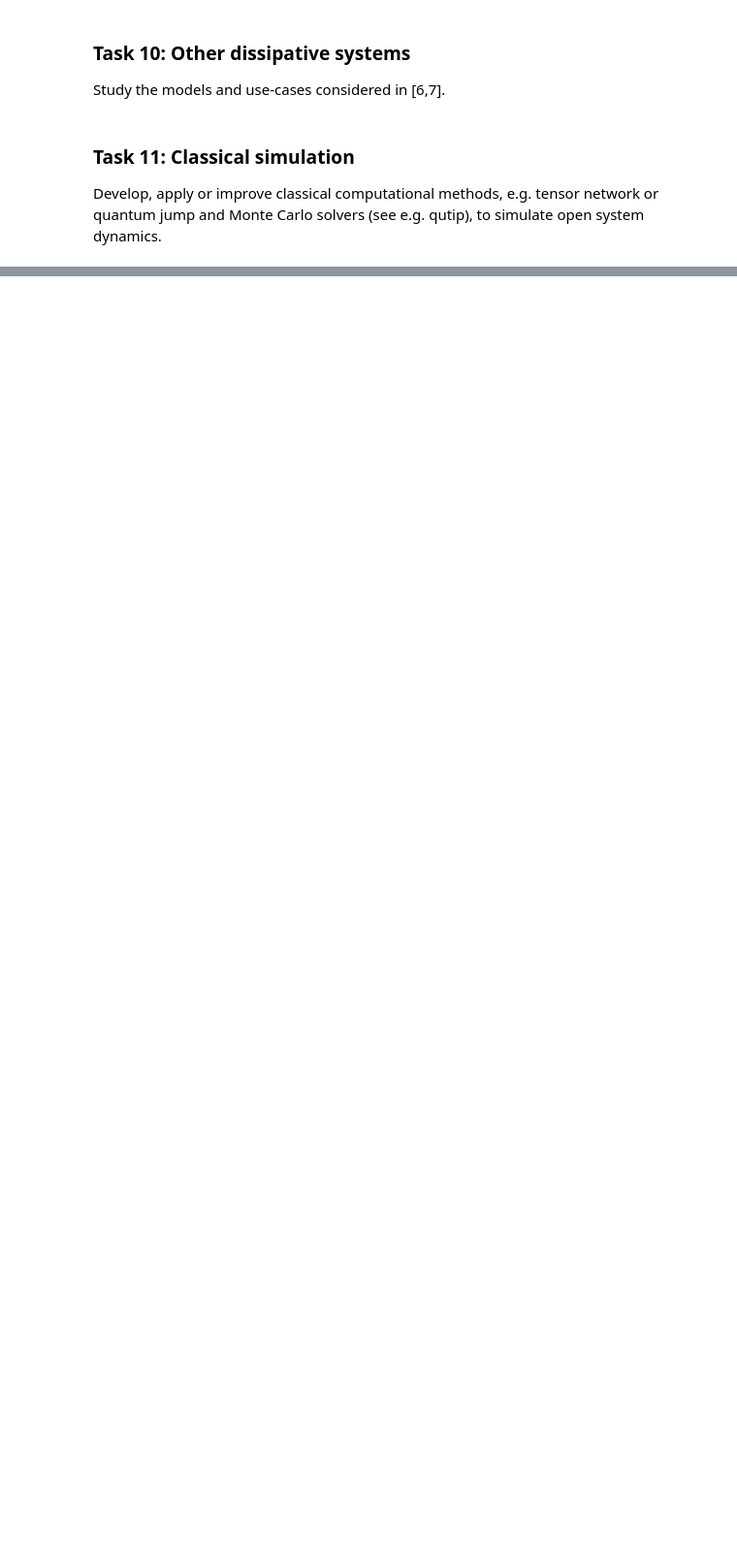
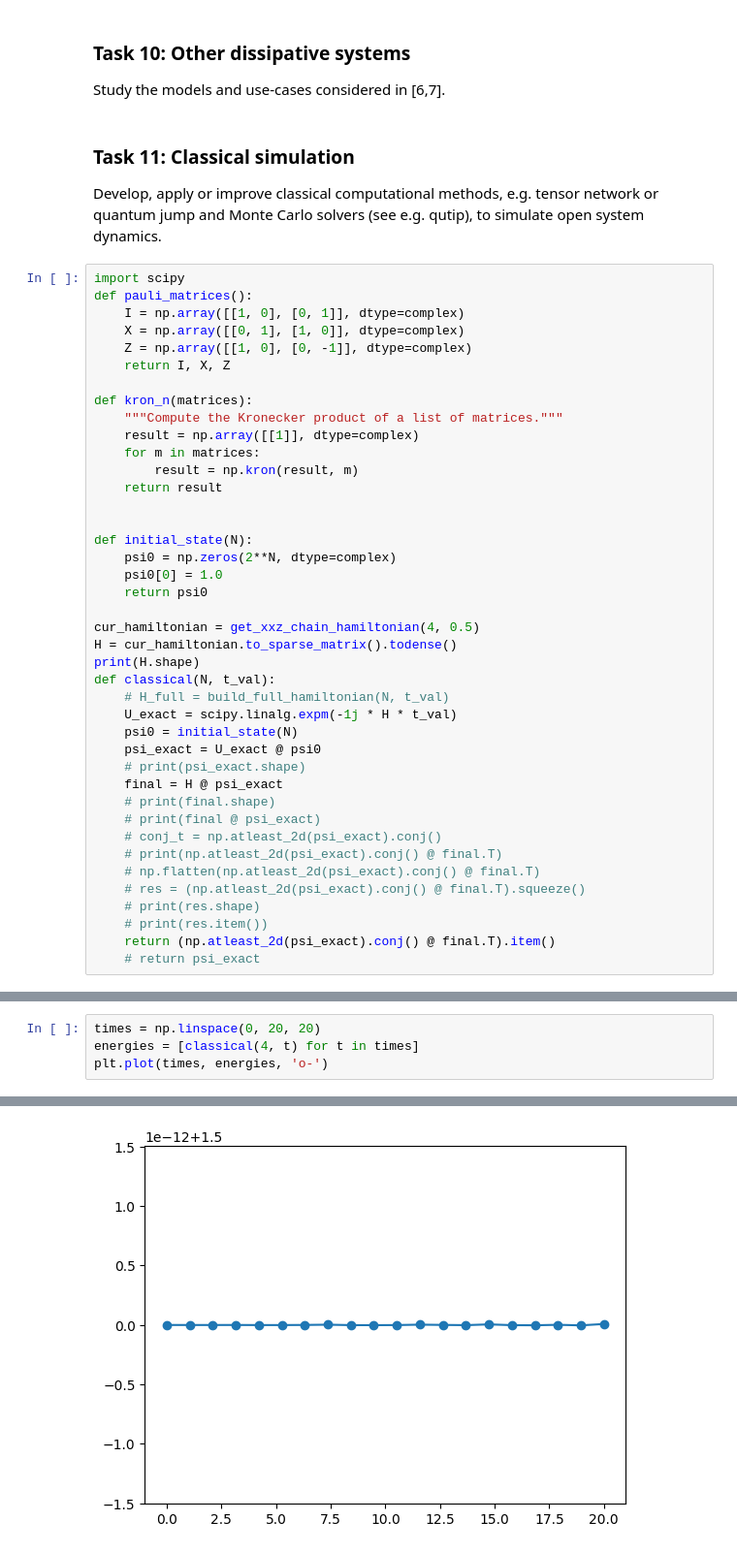
Before and after one commit to Rohan-T144/2025-Quantinuum, a Jupyter notebook: notebooks/lindblad_simulation.ipynb, the cells around one changed output, grey strips where cells are left out. Shown at 97% size. Saved outputs shown, nothing was run; the diff lists cells and outputs as text; blank space fills up the shorter version.

```diff
--- a/notebooks/lindblad_simulation.ipynb
+++ b/notebooks/lindblad_simulation.ipynb
@@ -758,3 +915,44 @@ Study the models and use-cases considered in [6,7].
 ### Task 11: Classical simulation
 
 Develop, apply or improve classical computational methods, e.g. tensor network or quantum jump and Monte Carlo solvers (see e.g. qutip), to simulate open system dynamics.
+# %%
+import scipy
+def pauli_matrices():
+    I = np.array([[1, 0], [0, 1]], dtype=complex)
+    X = np.array([[0, 1], [1, 0]], dtype=complex)
+    Z = np.array([[1, 0], [0, -1]], dtype=complex)
+    return I, X, Z
+
+def kron_n(matrices):
+    """Compute the Kronecker product of a list of matrices."""
+    result = np.array([[1]], dtype=complex)
+    for m in matrices:
+        result = np.kron(result, m)
+    return result
+
+
+def initial_state(N):
+    psi0 = np.zeros(2**N, dtype=complex)
+    psi0[0] = 1.0
+    return psi0
+
+cur_hamiltonian = get_xxz_chain_hamiltonian(4, 0.5)
+H = cur_hamiltonian.to_sparse_matrix().todense()
+print(H.shape)
+def classical(N, t_val):
+    # H_full = build_full_hamiltonian(N, t_val)
+    U_exact = scipy.linalg.expm(-1j * H * t_val)
+    psi0 = initial_state(N)
+    psi_exact = U_exact @ psi0
+    # print(psi_exact.shape)
+    final = H @ psi_exact
+    # print(final.shape)
+    # print(final @ psi_exact)
+    # conj_t = np.atleast_2d(psi_exact).conj()
+    # print(np.atleast_2d(psi_exact).conj() @ final.T)
+    # np.flatten(np.atleast_2d(psi_exact).conj() @ final.T)
+    # res = (np.atleast_2d(psi_exact).conj() @ final.T).squeeze()
+    # print(res.shape)
+    # print(res.item())
+    return (np.atleast_2d(psi_exact).conj() @ final.T).item()
+    # return psi_exact
@@ -760,0 +961,5 @@ Develop, apply or improve classical computational methods, e.g. tensor network o
+# %%
+times = np.linspace(0, 20, 20)
+energies = [classical(4, t) for t in times]
+plt.plot(times, energies, 'o-')
+# %% [output]
@@ -760,0 +967 @@ Develop, apply or improve classical computational methods, e.g. tensor network o
+[figure, added]
```
Also changed, not shown: parts of 12 cells of this notebook.
